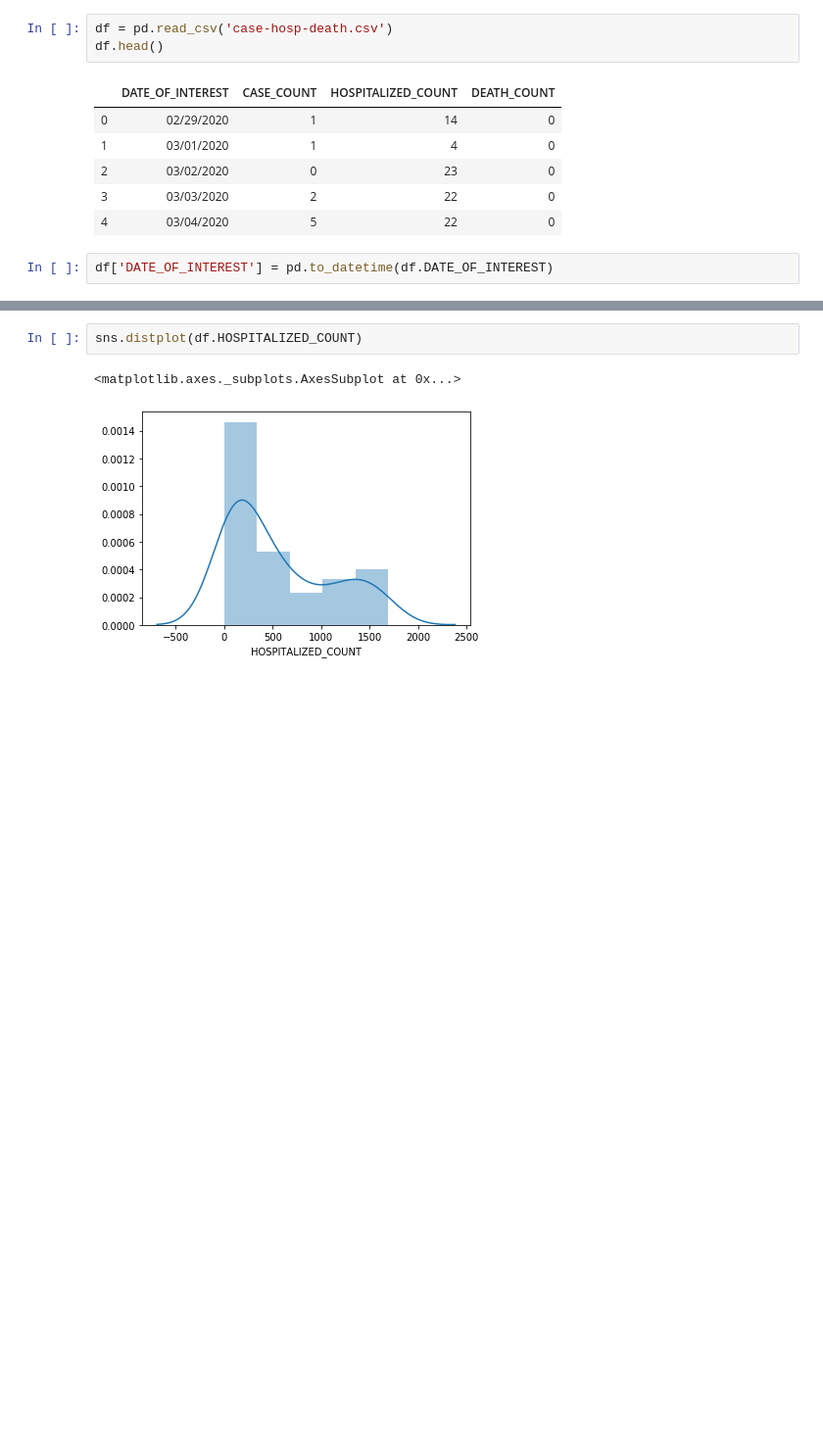
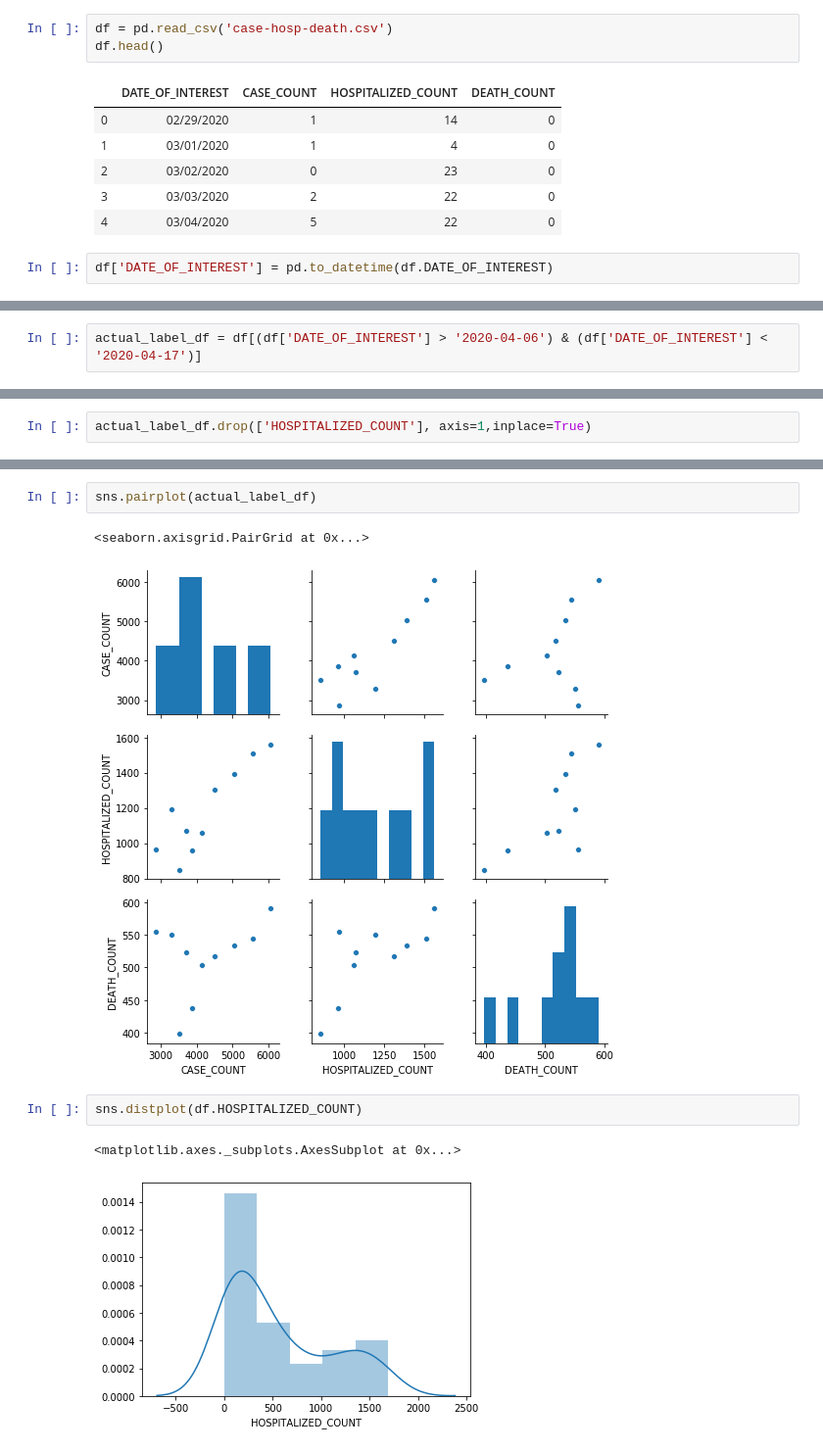
Before and after one commit to sprerak48/team-mavericks-coronaviruspredictions, a Jupyter notebook: src/python/Initial EDA .ipynb, the cells around one changed output, grey strips where cells are left out. Shown at 98% size. Saved outputs shown, nothing was run; the diff lists cells and outputs as text; blank space fills up the shorter version.

```diff
--- a/src/python/Initial EDA .ipynb
+++ b/src/python/Initial EDA .ipynb
@@ -26,0 +75,2 @@ df.head()
+# %%
+actual_label_df = df[(df['DATE_OF_INTEREST'] > '2020-04-06') & (df['DATE_OF_INTEREST'] < '2020-04-17')]
@@ -26,0 +79,2 @@ df.head()
+# %%
+actual_label_df.drop(['HOSPITALIZED_COUNT'], axis=1,inplace=True)
@@ -32,3 +109,8 @@ sns.pairplot(df)
+# %%
+sns.pairplot(actual_label_df)
+# %% [output]
+<seaborn.axisgrid.PairGrid at 0x...>
+[figure, added]
 # %%
 sns.distplot(df.HOSPITALIZED_COUNT)
 # %% [output]
```
Also changed, not shown: parts of 21 cells of this notebook.
